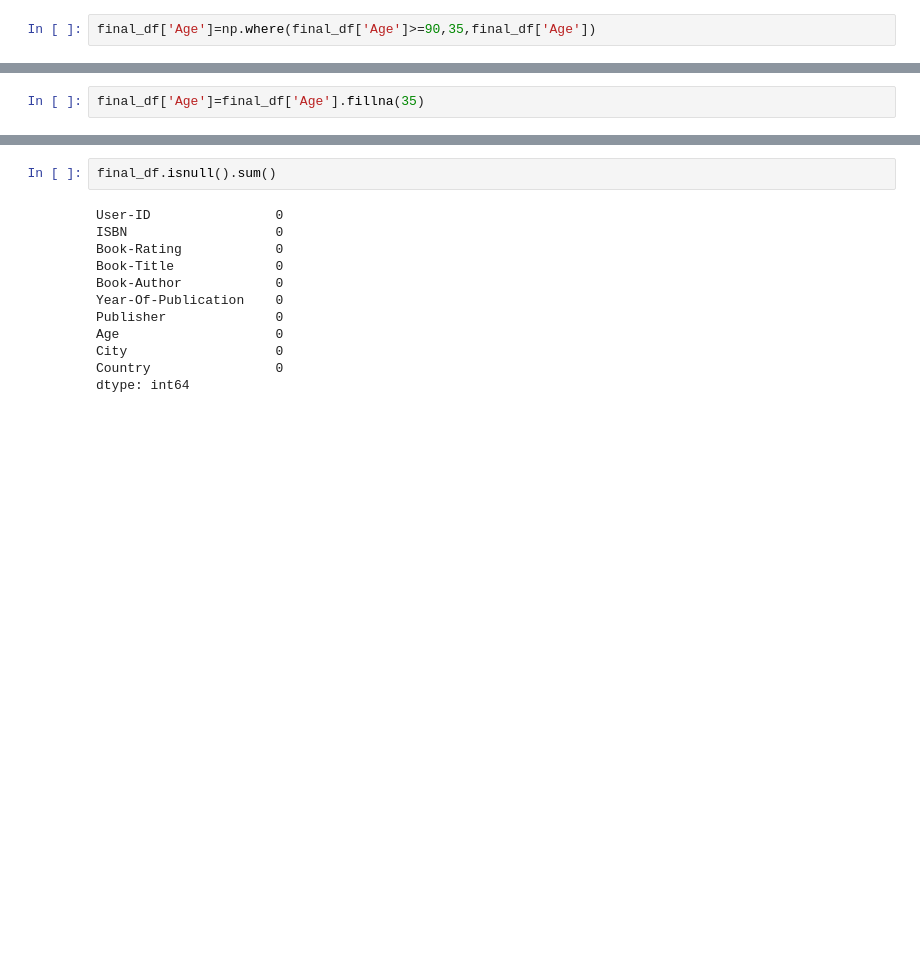
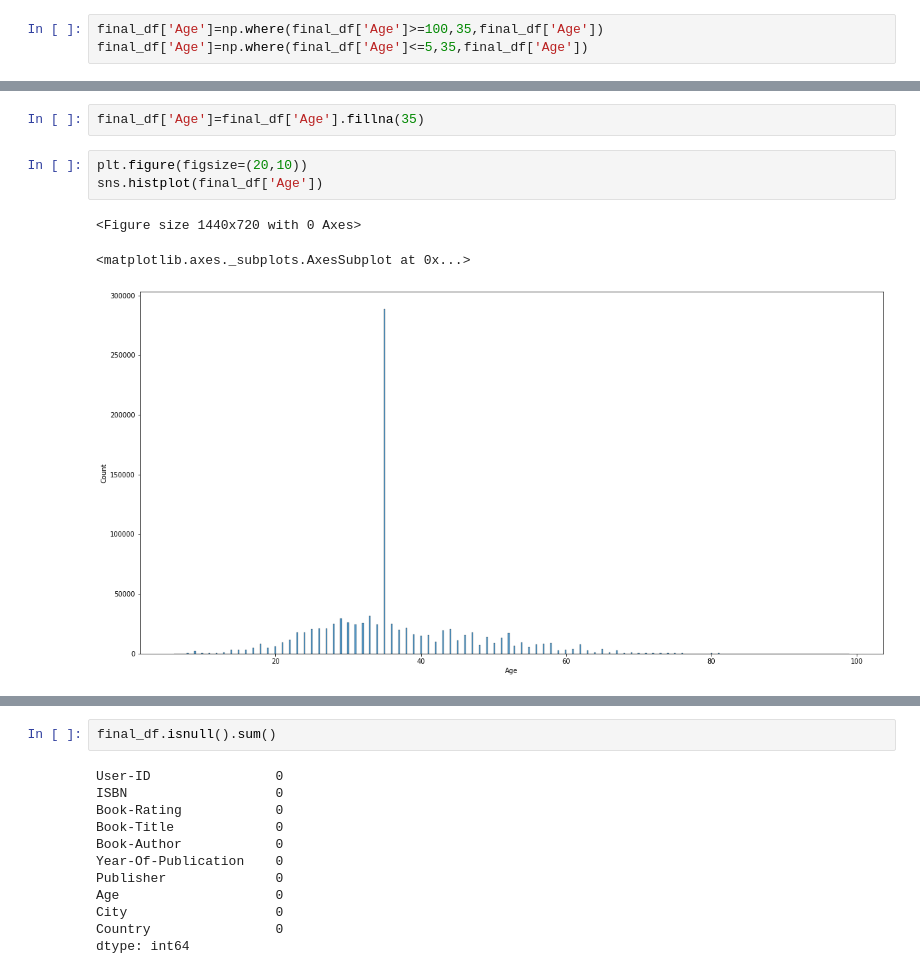
Before and after one commit to sweetyjunnarkar/Recommend_Book, a Jupyter notebook: Sweety_Junnarkar_Capstone_Project_Book_Recommendation_System.ipynb, the cells around one changed output, grey strips where cells are left out. Cells and saved outputs as stored; diff of their text form; blank space fills up the shorter version.

```diff
--- a/Sweety_Junnarkar_Capstone_Project_Book_Recommendation_System.ipynb
+++ b/Sweety_Junnarkar_Capstone_Project_Book_Recommendation_System.ipynb
@@ -518,7 +552,8 @@ final_df['Age'].median()
 # %% [output]
 35.0
 # %%
-final_df['Age']=np.where(final_df['Age']>=90,35,final_df['Age'])
+final_df['Age']=np.where(final_df['Age']>=100,35,final_df['Age'])
+final_df['Age']=np.where(final_df['Age']<=5,35,final_df['Age'])
 # %%
 final_df['Age'].unique()
 # %% [output]
@@ -532,2 +567,9 @@ array([nan, 23., 34.,  2., 45., 24., 36., 35., 51., 39., 52., 72., 30.,
 # %%
 final_df['Age']=final_df['Age'].fillna(35)
+# %%
+plt.figure(figsize=(20,10))
+sns.histplot(final_df['Age'])
+# %% [output]
+<Figure size 1440x720 with 0 Axes>
+<matplotlib.axes._subplots.AxesSubplot at 0x...>
+[figure, added]
```
Also changed, not shown: parts of 47 cells of this notebook.
